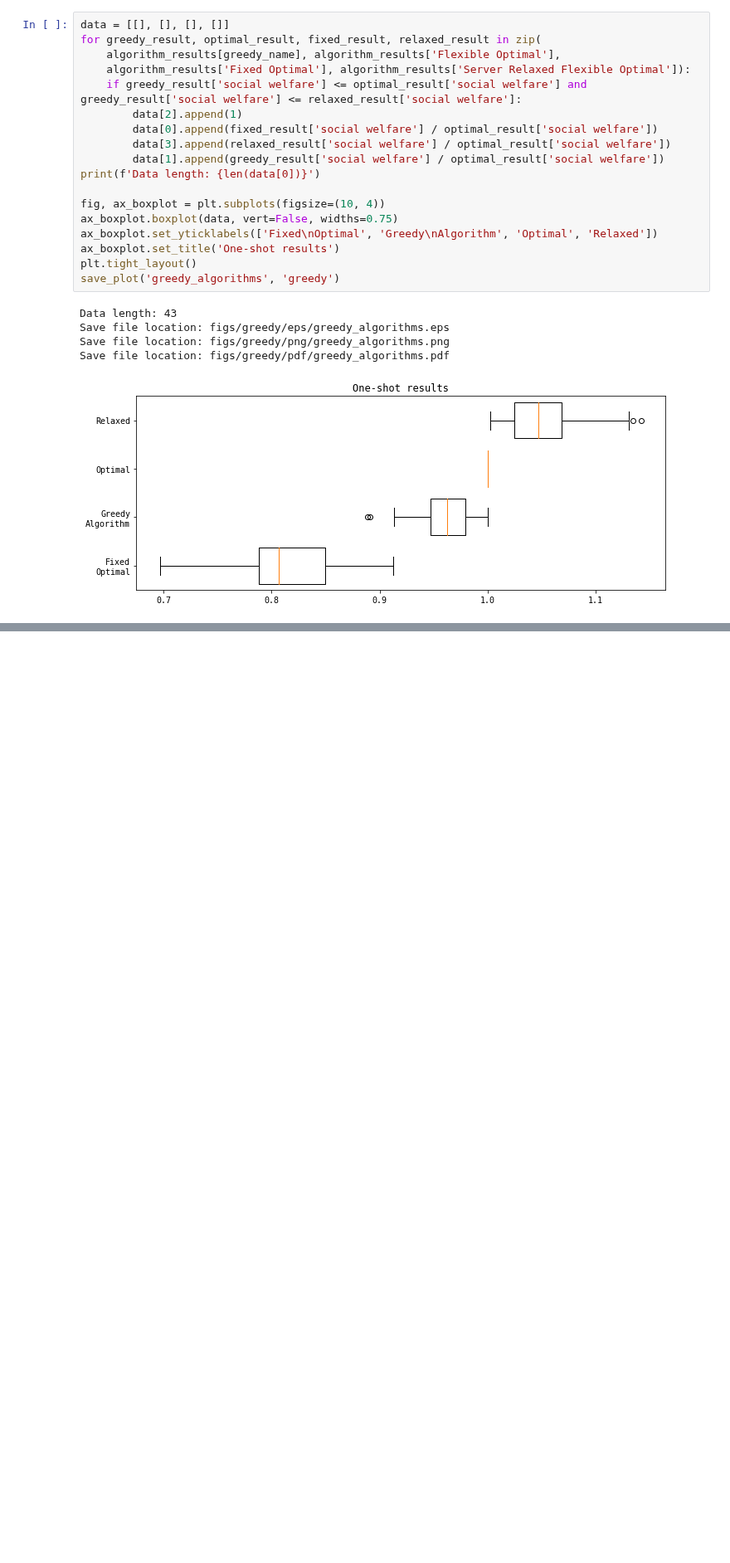
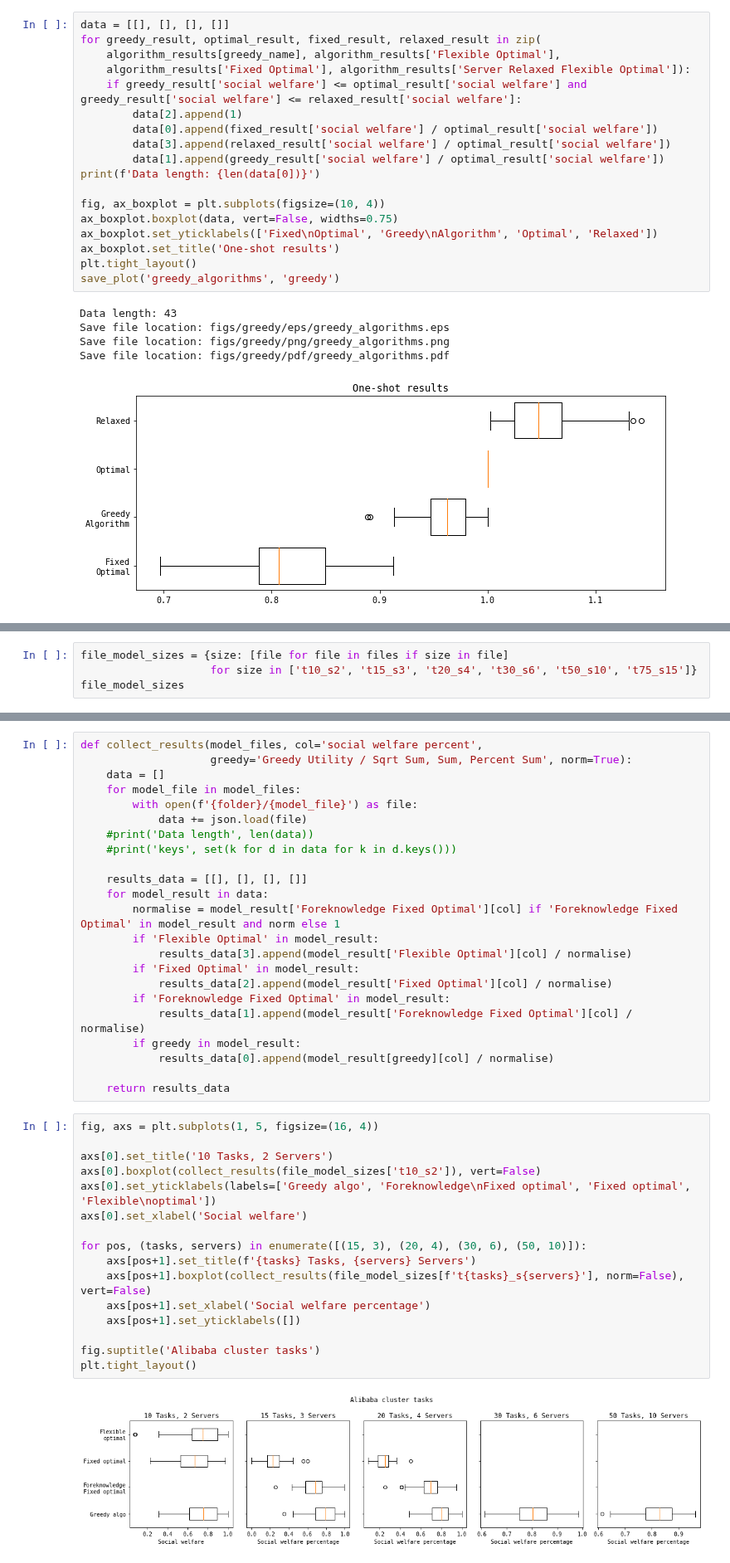
Before and after one commit to pseudo-rnd-thoughts/Elastic-Resource-Allocation, a Jupyter notebook: analysis/greedy.ipynb, the cells around one changed output, grey strips where cells are left out. Shown at 83% size. Drawn from its saved outputs; the diff is of its cells as text; blank space fills up the shorter version.

Commit message:
Update the analysis, particularly overall.ipynb was the primary notebook for the figures that are generated

```diff
--- a/analysis/greedy.ipynb
+++ b/analysis/greedy.ipynb
@@ -282,0 +298,4 @@ Save file location: figs/greedy/pdf/greedy_algorithms.pdf
+# %%
+file_model_sizes = {size: [file for file in files if size in file]
+                    for size in ['t10_s2', 't15_s3', 't20_s4', 't30_s6', 't50_s10', 't75_s15']}
+file_model_sizes
@@ -282,0 +316,41 @@ Save file location: figs/greedy/pdf/greedy_algorithms.pdf
+# %%
+def collect_results(model_files, col='social welfare percent',
+                    greedy='Greedy Utility / Sqrt Sum, Sum, Percent Sum', norm=True):
+    data = []
+    for model_file in model_files:
+        with open(f'{folder}/{model_file}') as file:
+            data += json.load(file)
+    #print('Data length', len(data))
+    #print('keys', set(k for d in data for k in d.keys()))
+
+    results_data = [[], [], [], []]
+    for model_result in data:
+        normalise = model_result['Foreknowledge Fixed Optimal'][col] if 'Foreknowledge Fixed Optimal' in model_result and norm else 1
+        if 'Flexible Optimal' in model_result:
+            results_data[3].append(model_result['Flexible Optimal'][col] / normalise)
+        if 'Fixed Optimal' in model_result:
+            results_data[2].append(model_result['Fixed Optimal'][col] / normalise)
+        if 'Foreknowledge Fixed Optimal' in model_result:
+            results_data[1].append(model_result['Foreknowledge Fixed Optimal'][col] / normalise)
+        if greedy in model_result:
+            results_data[0].append(model_result[greedy][col] / normalise)
+
+    return results_data
+# %%
+fig, axs = plt.subplots(1, 5, figsize=(16, 4))
+
+axs[0].set_title('10 Tasks, 2 Servers')
+axs[0].boxplot(collect_results(file_model_sizes['t10_s2']), vert=False)
+axs[0].set_yticklabels(labels=['Greedy algo', 'Foreknowledge\nFixed optimal', 'Fixed optimal', 'Flexible\noptimal'])
+axs[0].set_xlabel('Social welfare')
+
+for pos, (tasks, servers) in enumerate([(15, 3), (20, 4), (30, 6), (50, 10)]):
+    axs[pos+1].set_title(f'{tasks} Tasks, {servers} Servers')
+    axs[pos+1].boxplot(collect_results(file_model_sizes[f't{tasks}_s{servers}'], norm=False), vert=False)
+    axs[pos+1].set_xlabel('Social welfare percentage')
+    axs[pos+1].set_yticklabels([])
+
+fig.suptitle('Alibaba cluster tasks')
+plt.tight_layout()
+# %% [output]
+[figure, added]
```
Also changed, not shown: parts of 9 cells of this notebook, 6 other files.
